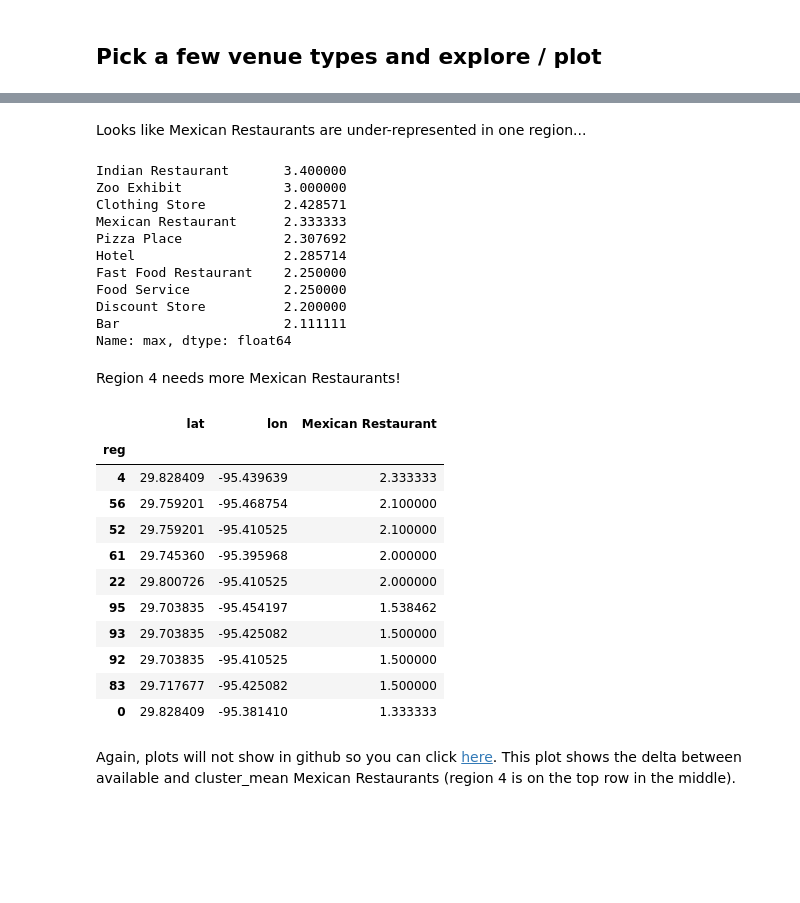
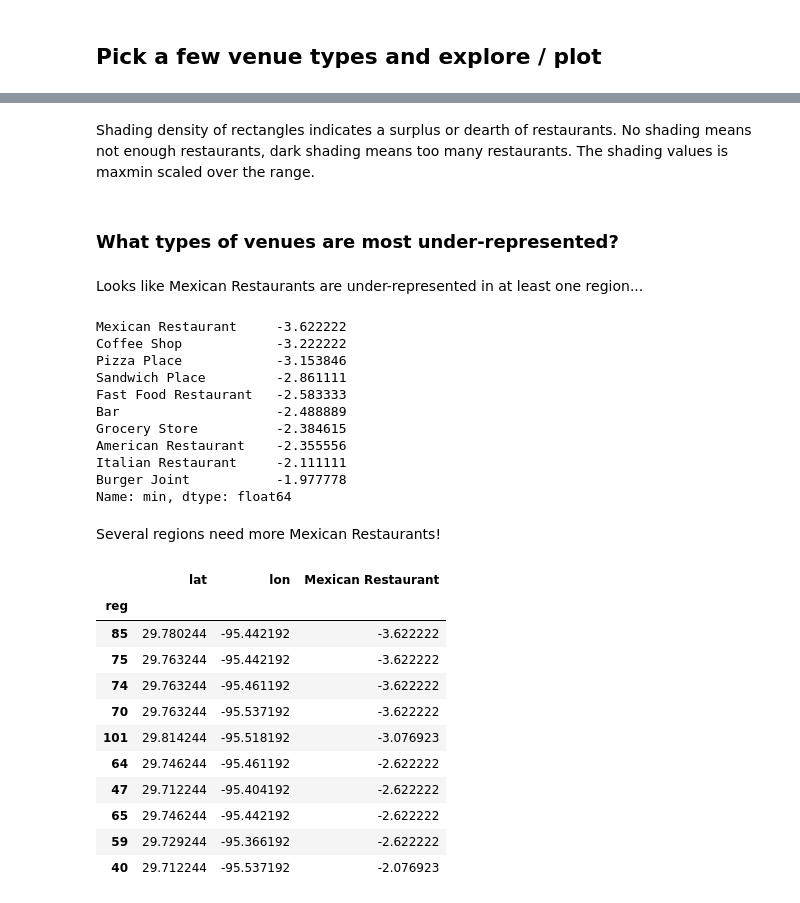
Before and after one commit to mehlmanmichael/Coursera_Capstone, a Jupyter notebook: Week4.ipynb, the cells around one changed output, grey strips where cells are left out. Cells and saved outputs as stored; diff of their text form; code cells hidden in the pictures; blank space fills up the shorter version.

```diff
--- a/Week4.ipynb
+++ b/Week4.ipynb
@@ -112,7 +119,7 @@ def getNearbyVenues(regs, lats, lons, radius=2000):
     nearby_venues.columns = ['reg', 'lat', 'lon', 'venue', 'venue_lat', 'venue_lon', 'venue_category']
     return(nearby_venues)
 # %%
-venues = getNearbyVenues(regs=df.index.tolist(), lats=df['lat'], lons=df['lon'])
+venues = getNearbyVenues(regs=df.index.tolist(), lats=df['lat'], lons=df['lon'], radius=radius)
 # %% [markdown]
 ## Prepare data for kmeans
 # %%
@@ -141,7 +160,11 @@ grouped_clustering = grouped.drop('reg', 1)
 # %%
-n_clusters = 10
+n_clusters = 8
 kmeans = KMeans(n_clusters=n_clusters, random_state=0).fit(grouped_clustering)#fit clusters
 regs_venues_sorted.insert(0, 'cluster_label', kmeans.labels_)
 # %%
 merged = df
 merged = merged.join(regs_venues_sorted.set_index('reg'))
+#merged = merged.dropna()
+merged = merged.fillna(0)
+merged['cluster_label'] = merged['cluster_label'].astype(int)
+merged.head()
@@ -175,7 +202,7 @@ v_rep = regs_venues_sorted[['reg','cluster_label']].join(merged[['lat', 'lon']].
 v_rep_mean = v_rep.groupby('cluster_label').mean().iloc[:,3:]
 v_rep = v_rep.merge(v_rep_mean, on='cluster_label', suffixes=['', '_avg']).set_index('reg')
 for col in cols:
-  v_rep[col] = v_rep[col+'_avg']-v_rep[col]#-100.*(v_rep[col] - v_rep[col+'_avg'])/v_rep[col+'_avg']
+  v_rep[col] = v_rep[col]-v_rep[col+'_avg']
 v_rep = v_rep.drop([x+'_avg' for x in cols], axis=1)
 # %% [markdown]
 ## Pick a few venue types and explore / plot
@@ -182,35 +241,37 @@ v_rep = v_rep.drop([x+'_avg' for x in cols], axis=1)
+# %% [markdown]
+Shading density of rectangles indicates a surplus or dearth of restaurants.  No shading means not enough restaurants, dark shading means too many restaurants.  The shading values is maxmin scaled over the range.
+# %% [markdown]
+### What types of venues are most under-represented?
 # %% [markdown]
-Looks like Mexican Restaurants are under-represented in one region...
+Looks like Mexican Restaurants are under-represented in at least one region...
 # %%
-v_rep.iloc[:,3:].describe().loc['max'].sort_values(ascending=False).head(10)
+v_rep.iloc[:,3:].describe().loc['min'].sort_values(ascending=True).head(10)
 # %% [output]
-Indian Restaurant       3.400000
-Zoo Exhibit             3.000000
-Clothing Store          2.428571
-Mexican Restaurant      2.333333
-Pizza Place             2.307692
-Hotel                   2.285714
-Fast Food Restaurant    2.250000
-Food Service            2.250000
-Discount Store          2.200000
-Bar                     2.111111
-Name: max, dtype: float64
+Mexican Restaurant     -3.622222
+Coffee Shop            -3.222222
+Pizza Place            -3.153846
+Sandwich Place         -2.861111
+Fast Food Restaurant   -2.583333
+Bar                    -2.488889
+Grocery Store          -2.384615
+American Restaurant    -2.355556
+Italian Restaurant     -2.111111
+Burger Joint           -1.977778
+Name: min, dtype: float64
 # %% [markdown]
-Region 4 needs more Mexican Restaurants!
+Several regions need more Mexican Restaurants!
 # %%
-v_rep[['lat', 'lon', 'Mexican Restaurant']].sort_values('Mexican Restaurant', ascending=False).head(10)
+v_rep[['lat', 'lon', 'Mexican Restaurant']].sort_values('Mexican Restaurant', ascending=True).head(10)
 # %% [output]
 |  | lat | lon | Mexican Restaurant |
 | reg |  |  |  |
-| 4 | 29.828409 | -95.439639 | 2.333333 |
-| 56 | 29.759201 | -95.468754 | 2.100000 |
-| 52 | 29.759201 | -95.410525 | 2.100000 |
-| 61 | 29.745360 | -95.395968 | 2.000000 |
-| 22 | 29.800726 | -95.410525 | 2.000000 |
-| 95 | 29.703835 | -95.454197 | 1.538462 |
-| 93 | 29.703835 | -95.425082 | 1.500000 |
-| 92 | 29.703835 | -95.410525 | 1.500000 |
-| 83 | 29.717677 | -95.425082 | 1.500000 |
-| 0 | 29.828409 | -95.381410 | 1.333333 |
+| 85 | 29.780244 | -95.442192 | -3.622222 |
+| 75 | 29.763244 | -95.442192 | -3.622222 |
+| 74 | 29.763244 | -95.461192 | -3.622222 |
+| 70 | 29.763244 | -95.537192 | -3.622222 |
+| 101 | 29.814244 | -95.518192 | -3.076923 |
+| 64 | 29.746244 | -95.461192 | -2.622222 |
+| 47 | 29.712244 | -95.404192 | -2.622222 |
+| 65 | 29.746244 | -95.442192 | -2.622222 |
+| 59 | 29.729244 | -95.366192 | -2.622222 |
+| 40 | 29.712244 | -95.537192 | -2.076923 |
-# %% [markdown]
-Again, plots will not show in github so you can click [here](https://colab.research.google.com/drive/15bY7XFCpoIYk-i8eOJrR_AsS8t8Wn5qB?usp=sharing).  This plot shows the delta between available and cluster_mean Mexican Restaurants (region 4 is on the top row in the middle).
```
Also changed, not shown: parts of 18 cells of this notebook.
